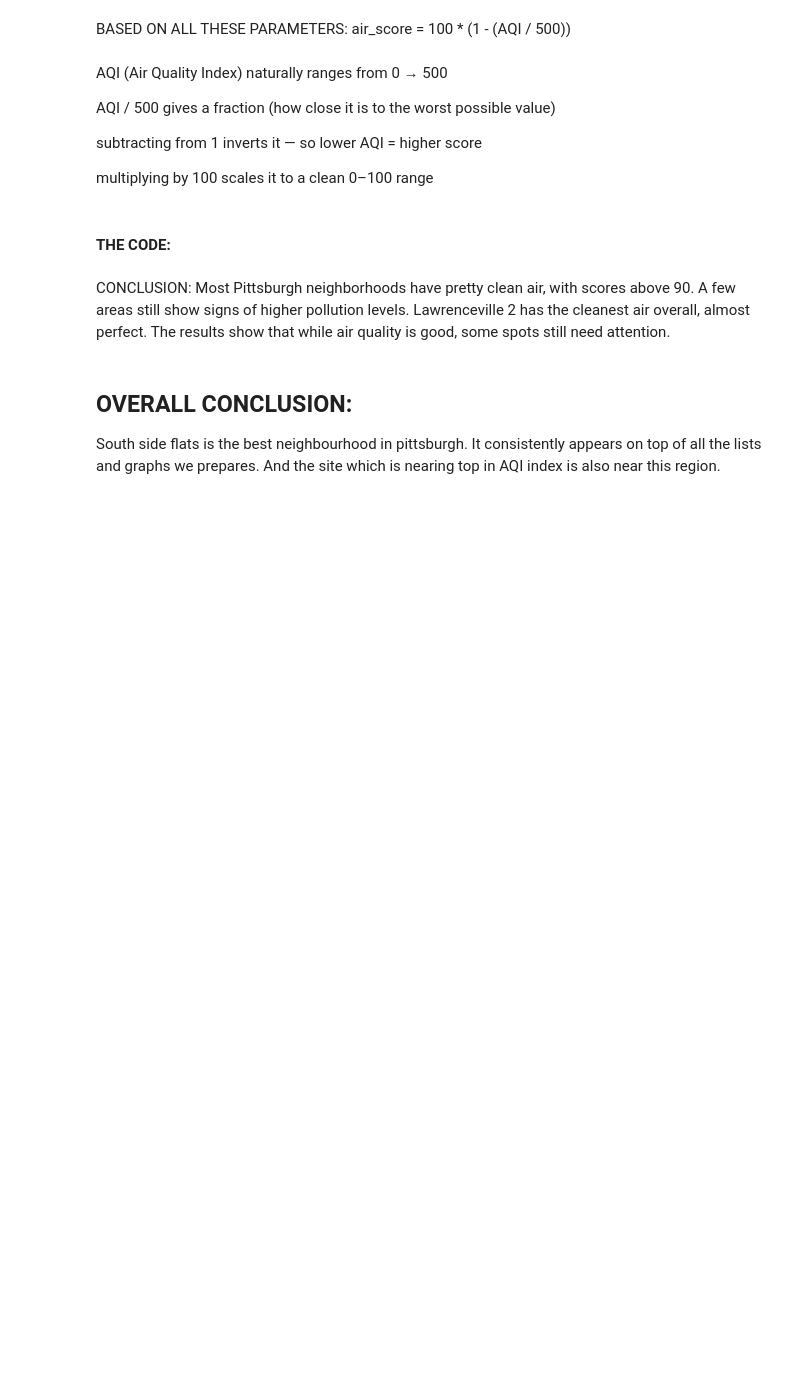
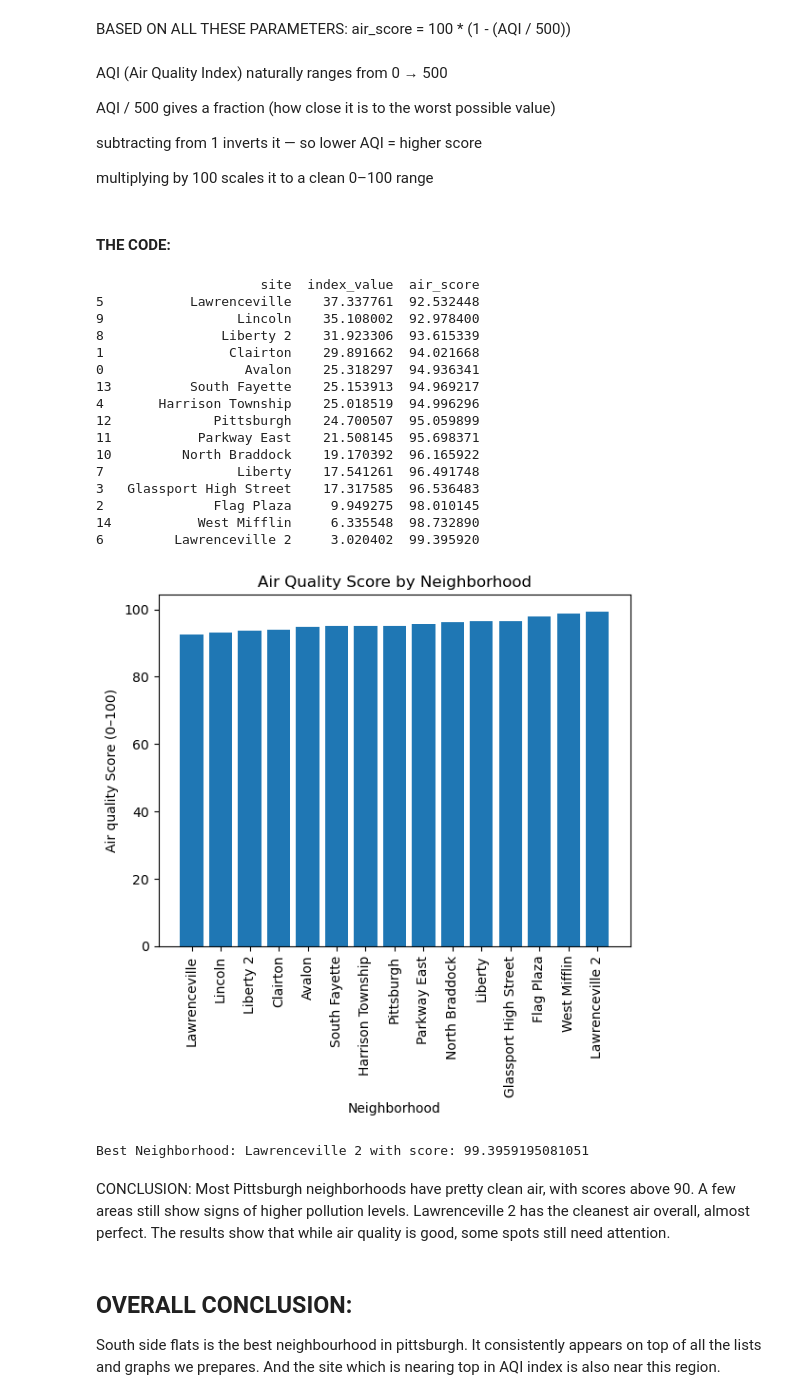
Before and after one commit to Superdude5051/Big-Ideas-in-CS-Final-Project, a Jupyter notebook: notebooks/FinalNotebook.ipynb, the cells around one changed output. Drawn from its saved outputs; the diff is of its cells as text; code cells hidden in the pictures; blank space fills up the shorter version.

```diff
--- a/notebooks/FinalNotebook.ipynb
+++ b/notebooks/FinalNotebook.ipynb
@@ -182,10 +178,7 @@ import pandas as pd
 import matplotlib.pyplot as plt
 
 # loading the dataset
-try:
-    df = pd.read_csv(datasets/AQI_dataset_amartya.csv)
-except:
-    df = pd.read_csv("/ihome/cmpinf0010_2025f/amc725/Big-Ideas-in-CS-Final-Project/datasets/AQI_dataset_amartya.csv")
+df = pd.read_csv("../datasets/AQI_dataset_Amartya/AQI.csv ", index_col = "_id")
 
 #Removing unrequired columns
 df = df[["date", "site", "parameter", "index_value", "description"]]
@@ -193,33 +186,52 @@ df = df[["date", "site", "parameter", "index_value", "description"]]
 #calculating the daily average aqi for each site
 avg_aqi = df.groupby("site")["index_value"].mean().reset_index()
 
 #scaling the aqi
 #AQI is between 0-500. therefore first we calculate the fraction of aqi by dividing aqi by 500.
 #since higher scores are worse and lower scores are better, we substract from 1 to fix this issue
 #lastly we convert to percentage between 1-100 by converting to pencentage
 avg_aqi["air_score"] = (100 * (1 - avg_aqi["index_value"] / 500))
 
 #finally we rank them one by one
 rank = avg_aqi.sort_values(by="air_score")
 print(rank)
 
 # VISUALISATION USING MATPLOTLIB
 #drawing the bar graph
 plt.bar(rank["site"], rank["air_score"])
 #labelling the axis
 plt.xlabel("Neighborhood")
 plt.ylabel("Air quality Score (0–100)")
 #adding a title
 plt.title("Air Quality Score by Neighborhood")
 #the names of neighbourhood overlap horizonatally. fixing it by making them vertical
 plt.xticks(rotation=90)
 #showing the graph
 plt.show()
 
 # PRINTING THE CONCLUSION
 best_neighbourhood = rank.iloc[-1]["site"]
 best_score = rank.iloc[-1]["air_score"]
 print("Best Neighborhood:",best_neighbourhood,"with score:",best_score)
+# %% [output]
+                     site  index_value  air_score
+5           Lawrenceville    37.337761  92.532448
+9                 Lincoln    35.108002  92.978400
+8               Liberty 2    31.923306  93.615339
+1                Clairton    29.891662  94.021668
+0                  Avalon    25.318297  94.936341
+13          South Fayette    25.153913  94.969217
+4       Harrison Township    25.018519  94.996296
+12             Pittsburgh    24.700507  95.059899
+11           Parkway East    21.508145  95.698371
+10         North Braddock    19.170392  96.165922
+7                 Liberty    17.541261  96.491748
+3   Glassport High Street    17.317585  96.536483
+2              Flag Plaza     9.949275  98.010145
+14           West Mifflin     6.335548  98.732890
+6         Lawrenceville 2     3.020402  99.395920
+[figure, added]
+Best Neighborhood: Lawrenceville 2 with score: 99.3959195081051
 # %% [markdown]
 CONCLUSION:
 Most Pittsburgh neighborhoods have pretty clean air, with scores above 90.
```
Also changed, not shown: parts of 3 cells of this notebook, 1 other file.
